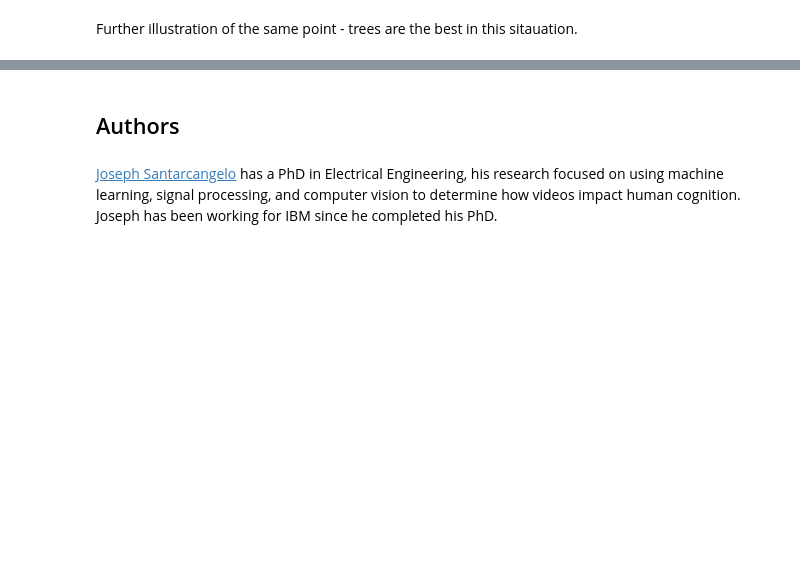
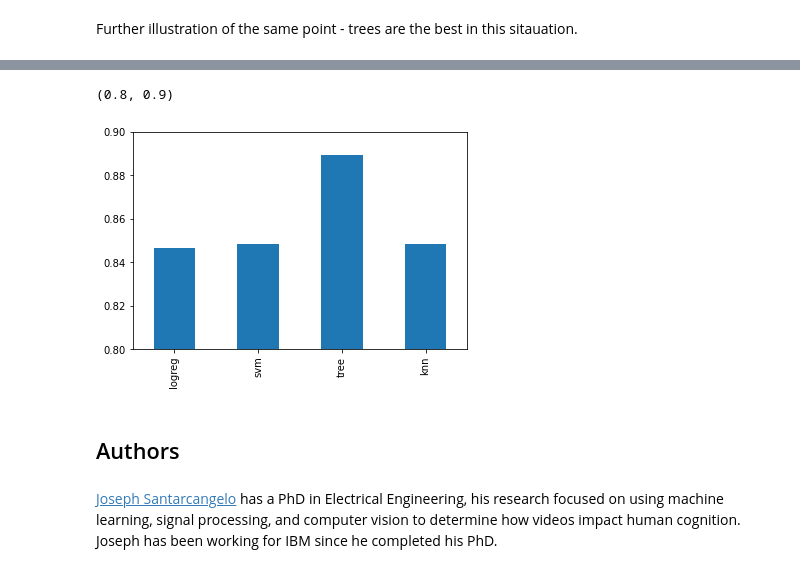
Before and after one commit to LupinMu/Data_Science_Capstone, a Jupyter notebook: Machine Learning Prediction.ipynb, the cells around one changed output, grey strips where cells are left out. Cells and saved outputs as stored; diff of their text form; code cells hidden in the pictures; blank space fills up the shorter version.

```diff
--- a/Machine Learning Prediction.ipynb
+++ b/Machine Learning Prediction.ipynb
@@ -379,3 +384,9 @@ ax.set_ylim(ymin=0.8, ymax=0.9)
+# %%
+ax = method_acc_df.plot(kind='bar')
+ax.set_ylim(ymin=0.8, ymax=0.9)
+# %% [output]
+(0.8, 0.9)
+[figure, added]
 # %% [markdown]
 ## Authors
 # %% [markdown]
```
Also changed, not shown: parts of 8 cells of this notebook.
